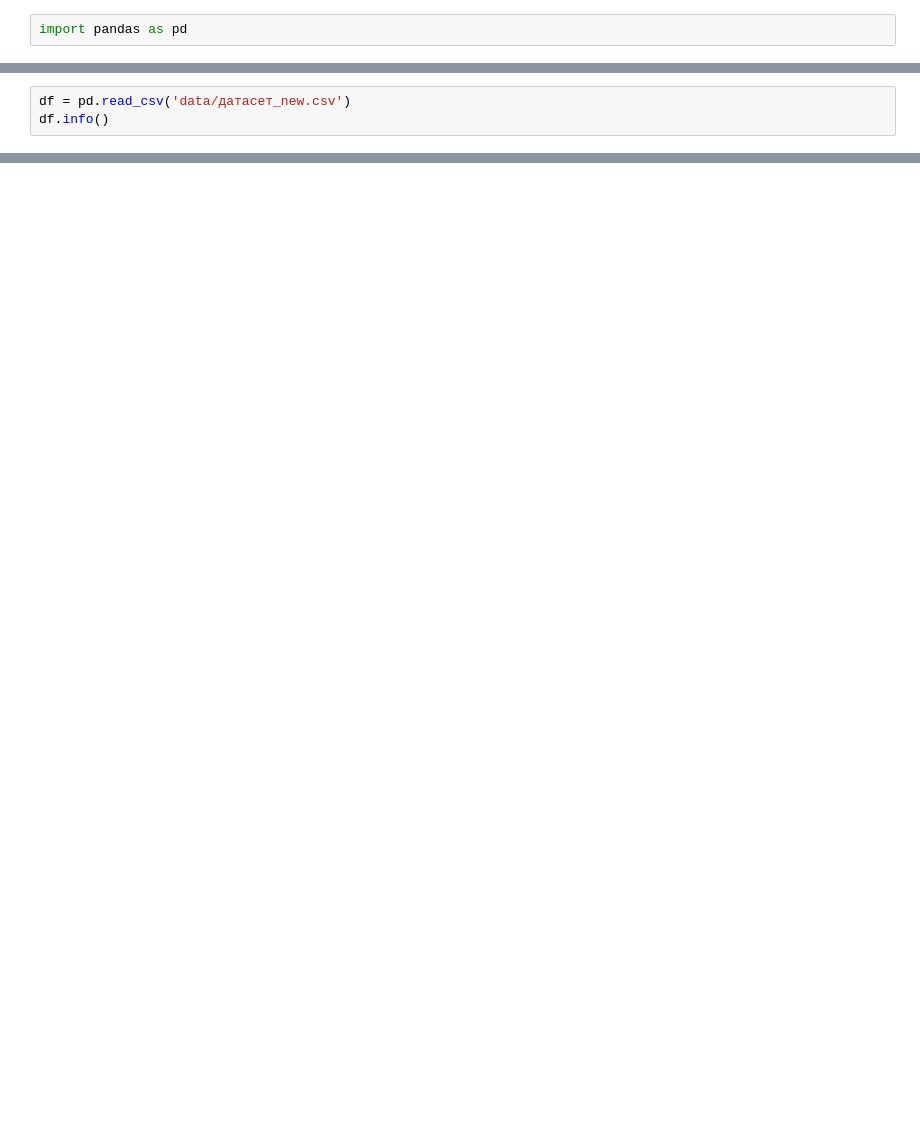
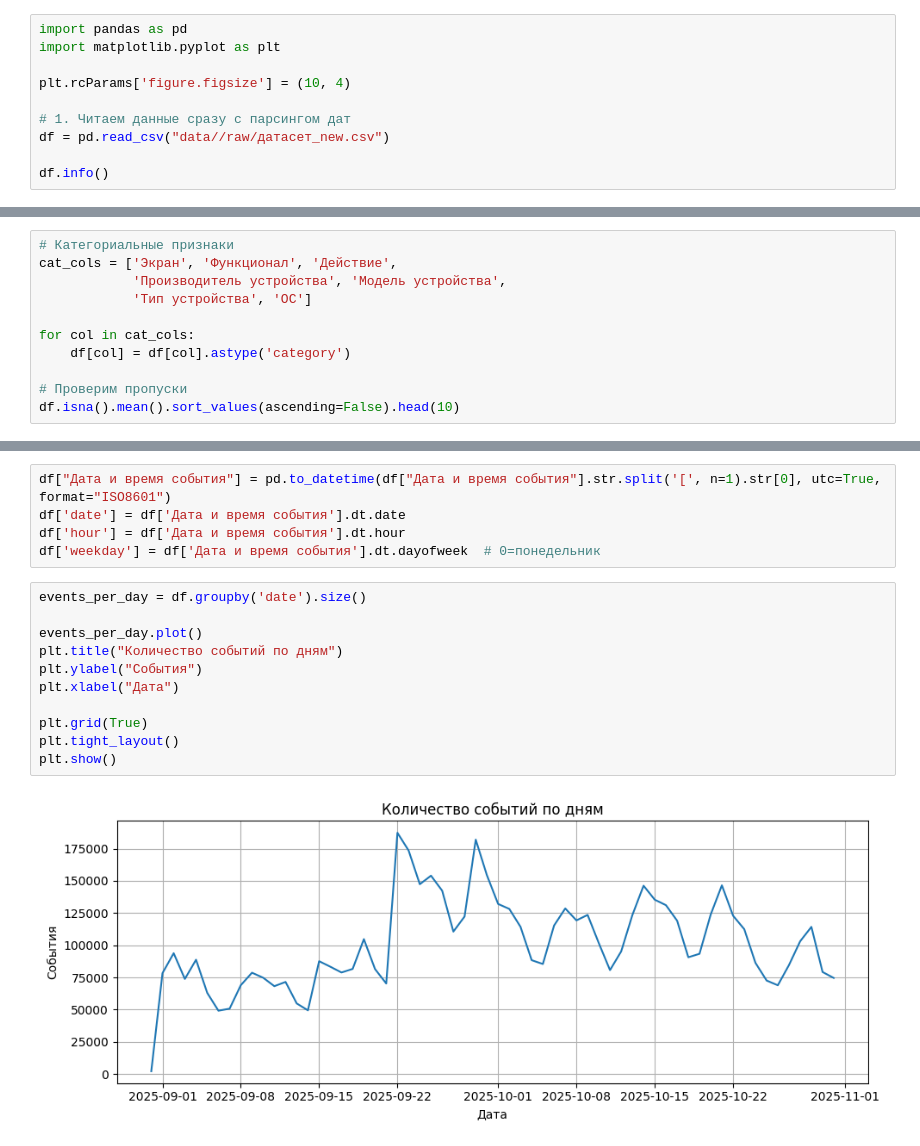
Before and after one commit to FedeVas/mobile-app-churn-analysis, a Jupyter notebook: notebooks/01_eda_events.ipynb, the cells around one changed output, grey strips where cells are left out. Cells and saved outputs as stored; diff of their text form; blank space fills up the shorter version.

```diff
--- a/notebooks/01_eda_events.ipynb
+++ b/notebooks/01_eda_events.ipynb
@@ -1,2 +1,10 @@
 # %%
 import pandas as pd
+import matplotlib.pyplot as plt
+
+plt.rcParams['figure.figsize'] = (10, 4)
+
+# 1. Читаем данные сразу с парсингом дат
+df = pd.read_csv("data//raw/датасет_new.csv")
+
+df.info()
@@ -3,4 +29,12 @@ import pandas as pd
 # %%
-df = pd.read_csv('data/датасет_new.csv')
-df.info()
+# Категориальные признаки
+cat_cols = ['Экран', 'Функционал', 'Действие',
+            'Производитель устройства', 'Модель устройства',
+            'Тип устройства', 'ОС']
+
+for col in cat_cols:
+    df[col] = df[col].astype('category')
+
+# Проверим пропуски
+df.isna().mean().sort_values(ascending=False).head(10)
 # %% [output]
@@ -51,0 +62,18 @@ df[df['Идентификатор устройства']==339]
+# %%
+df["Дата и время события"] = pd.to_datetime(df["Дата и время события"].str.split('[', n=1).str[0], utc=True, format="ISO8601")
+df['date'] = df['Дата и время события'].dt.date
+df['hour'] = df['Дата и время события'].dt.hour
+df['weekday'] = df['Дата и время события'].dt.dayofweek  # 0=понедельник
+# %%
+events_per_day = df.groupby('date').size()
+
+events_per_day.plot()
+plt.title("Количество событий по дням")
+plt.ylabel("События")
+plt.xlabel("Дата")
+
+plt.grid(True)
+plt.tight_layout()
+plt.show()
+# %% [output]
+[figure, added]
```
Also changed, not shown: parts of 70 cells of this notebook, 1 other file.
